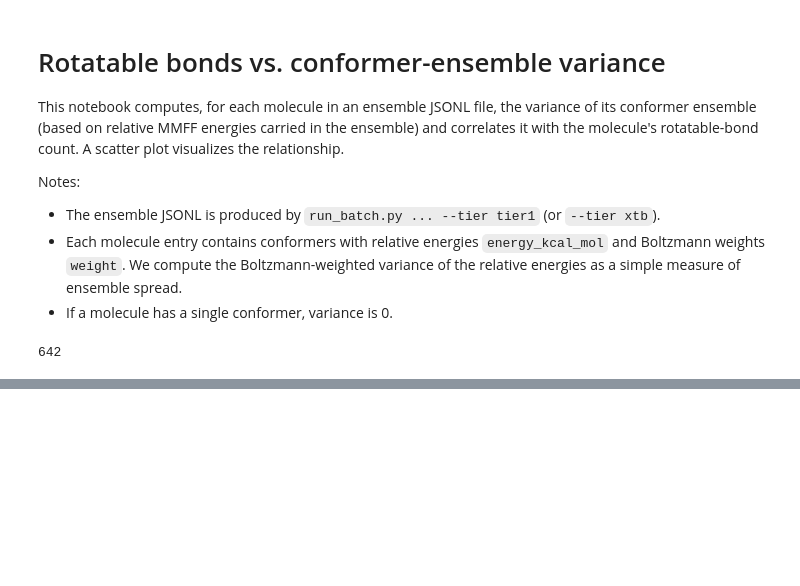
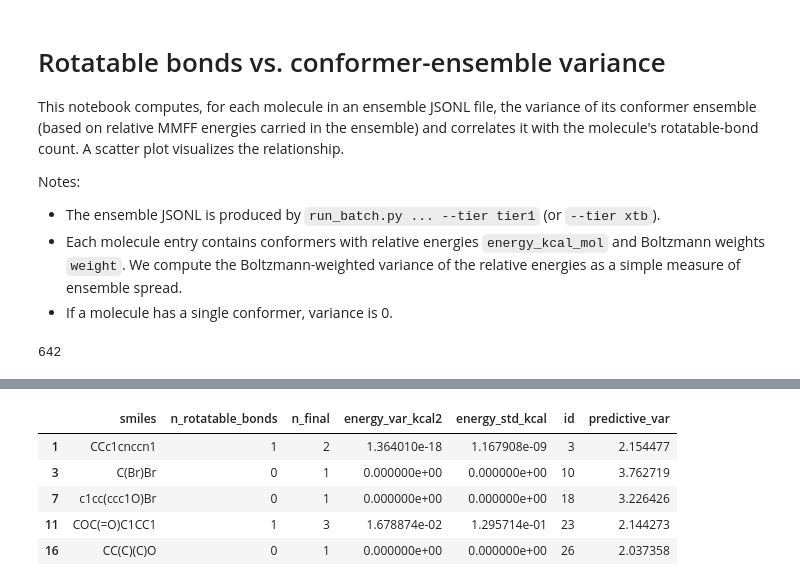
Before and after one commit to amessl/freesolv_gpr, a Jupyter notebook: src/rotatable_bonds_vs_ensemble_variance.ipynb, the cells around one changed output, grey strips where cells are left out. Cells and saved outputs as stored; diff of their text form; code cells hidden in the pictures; blank space fills up the shorter version.

```diff
--- a/src/rotatable_bonds_vs_ensemble_variance.ipynb
+++ b/src/rotatable_bonds_vs_ensemble_variance.ipynb
@@ -117,0 +127,76 @@ Pearson r (rotatable bonds vs energy std): 0.816
+# %%
+# Filter for test split if requested
+if only_test_split:
+    # We need to know the total number of samples to replicate the split
+    # In GPR pipeline, N is the number of samples in the descriptors NPZ.
+    # Here we assume the ensemble JSONL covers the same set or a superset.
+    # To be exactly consistent, we should use the same N and seed.
+    # The GPR pipeline uses N = len(ids) where ids are from descriptors_tier1.npz.
+    # For FreeSolv, N is usually 642.
+
+    # Load all IDs available in FreeSolv to ensure consistent indexing
+    # or just use the max ID from our records as an estimate for N.
+    max_id = df['id'].max()
+    N = max_id + 1 # Assuming IDs are 0-indexed or 1-indexed and max_id covers it
+
+    # Actually, the GPR pipeline uses len(ids) from the npz.
+    # Let's try to load the NPZ to get the exact N and ids used there.
+    npz_path = '/home/alex/freesolv_gpr/data/reps/soap/descriptors_tier1.npz'
+    if Path(npz_path).exists():
+        data_npz = np.load(npz_path)
+        ids_in_gpr = data_npz['ids'].astype(int)
+        N_gpr = len(ids_in_gpr)
+        tr_idx, te_idx = split_train_test_by_fraction(N_gpr, train_frac=0.8, seed=0)
+        test_ids = set(ids_in_gpr[te_idx])
+        df = df[df['id'].isin(test_ids)].copy()
+        print(f"Filtered to test split: {len(df)} molecules")
+
+        if run_gpr:
+            print("Running GPR pipeline...")
+            import torch
+            core.global_hydra.GlobalHydra.instance().clear()
+            with initialize(config_path="../conf", version_base="1.1"):
+                cfg = compose(config_name="config", overrides=gpr_overrides)
+
+            mu = data_npz["mu"]
+            sigma = data_npz["sigma"]
+            var = sigma**2
+            y_all = load_freesolv_labels(cfg.data.label_path)
+            y = y_all[ids_in_gpr]
+
+            mu_tr, var_tr, y_tr = mu[tr_idx], var[tr_idx], y[tr_idx]
+            mu_te, var_te, y_te = mu[te_idx], var[te_idx], y[te_idx]
+
+            device = "cuda" if torch.cuda.is_available() else "cpu"
+            dtype = torch.float32
+
+            floor = VarianceFloor(percentile=cfg.training.variance_floor_percentile)
+
+            if cfg.training.mode == "uncertain":
+                mu_tr_t = torch.as_tensor(mu_tr, dtype=dtype, device=device)
+                var_tr_t = floor.fit_transform(torch.as_tensor(var_tr, dtype=dtype, device=device))
+                mu_te_t = torch.as_tensor(mu_te, dtype=dtype, device=device)
+                var_te_t = floor.transform(torch.as_tensor(var_te, dtype=dtype, device=device))
+
+                standardizer = DistributionalInputStandardizer().fit(mu_tr_t, var_tr_t, var_floor_value=floor.eps_)
+                mu_tr_t, var_tr_t = standardizer.transform(mu_tr_t, var_tr_t)
+                mu_te_t, var_te_t = standardizer.transform(mu_te_t, var_te_t)
+
+                model, likelihood = train_gpr_uncertain(mu_tr_t, var_tr_t, y_tr, cfg)
+                _, pred_var = predict_gpr_uncertain(model, likelihood, mu_te_t, var_te_t)
+            else:
+                model, likelihood = train_gpr_deterministic(mu_tr, y_tr, cfg)
+                _, pred_var = predict_gpr_deterministic(model, likelihood, mu_te)
+
+            # Map predictive variances back to df
+            # te_idx are the relative indices into ids_in_gpr
+            # ids_in_gpr[te_idx] are the absolute molecule IDs
+            id_to_pred_var = dict(zip(ids_in_gpr[te_idx], pred_var))
+            df['predictive_var'] = df['id'].map(id_to_pred_var)
+            print("GPR predictive variances added to table.")
+
+    else:
+        print(f"Warning: {npz_path} not found. Cannot accurately filter for test split.")
+
+df.head()
+# %% [output]
@@ -117,0 +229,6 @@ Pearson r (rotatable bonds vs energy std): 0.816
+|  | smiles | n_rotatable_bonds | n_final | energy_var_kcal2 | energy_std_kcal | id | predictive_var |
+| 1 | CCc1cnccn1 | 1 | 2 | 1.364010e-18 | 1.167908e-09 | 3 | 2.154477 |
+| 3 | C(Br)Br | 0 | 1 | 0.000000e+00 | 0.000000e+00 | 10 | 3.762719 |
+| 7 | c1cc(ccc1O)Br | 0 | 1 | 0.000000e+00 | 0.000000e+00 | 18 | 3.226426 |
+| 11 | COC(=O)C1CC1 | 1 | 3 | 1.678874e-02 | 1.295714e-01 | 23 | 2.144273 |
+| 16 | CC(C)(C)O | 0 | 1 | 0.000000e+00 | 0.000000e+00 | 26 | 2.037358 |
```
Also changed, not shown: parts of 9 cells of this notebook, 6 other files.
